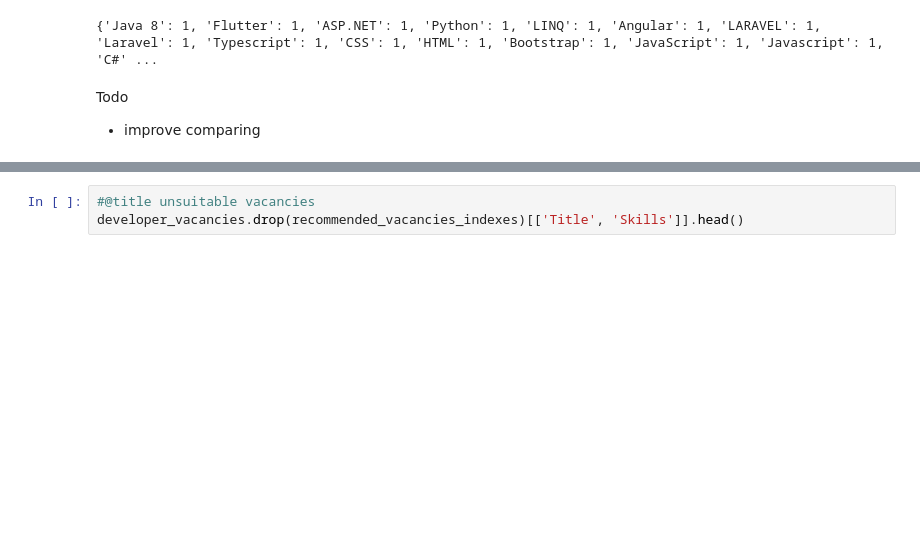
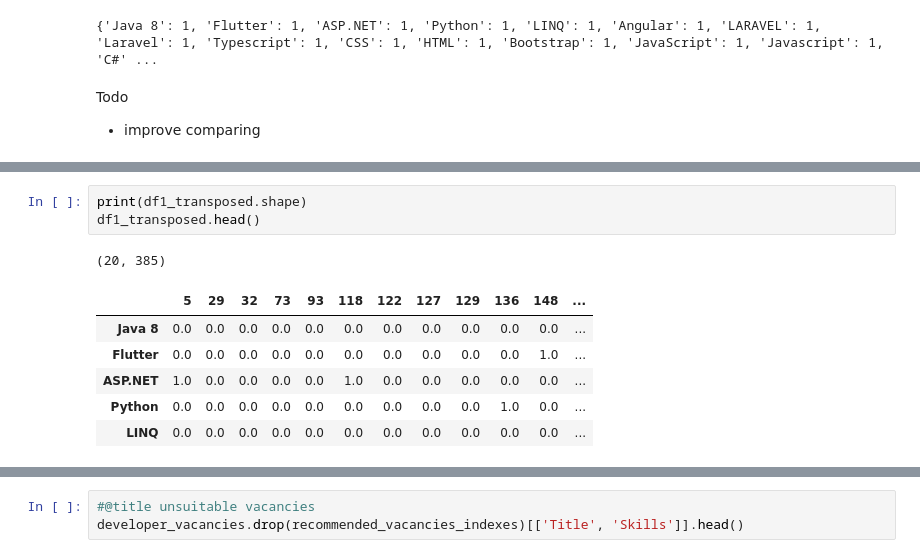
Before and after one commit to AshnaWiar/Recommender, a Jupyter notebook: content_base_filtering.ipynb, the cells around one changed output, grey strips where cells are left out. Cells and saved outputs as stored; diff of their text form; blank space fills up the shorter version.

```diff
--- a/content_base_filtering.ipynb
+++ b/content_base_filtering.ipynb
@@ -104,0 +124,11 @@ df.head()
+# %%
+print(df1_transposed.shape)
+df1_transposed.head()
+# %% [output]
+(20, 385)
+|  | 5 | 29 | 32 | 73 | 93 | 118 | 122 | 127 | 129 | 136 | 148 | ... |
+| Java 8 | 0.0 | 0.0 | 0.0 | 0.0 | 0.0 | 0.0 | 0.0 | 0.0 | 0.0 | 0.0 | 0.0 | ... |
+| Flutter | 0.0 | 0.0 | 0.0 | 0.0 | 0.0 | 0.0 | 0.0 | 0.0 | 0.0 | 0.0 | 1.0 | ... |
+| ASP.NET | 1.0 | 0.0 | 0.0 | 0.0 | 0.0 | 1.0 | 0.0 | 0.0 | 0.0 | 0.0 | 0.0 | ... |
+| Python | 0.0 | 0.0 | 0.0 | 0.0 | 0.0 | 0.0 | 0.0 | 0.0 | 0.0 | 1.0 | 0.0 | ... |
+| LINQ | 0.0 | 0.0 | 0.0 | 0.0 | 0.0 | 0.0 | 0.0 | 0.0 | 0.0 | 0.0 | 0.0 | ... |
```
Also changed, not shown: parts of 17 cells of this notebook.
